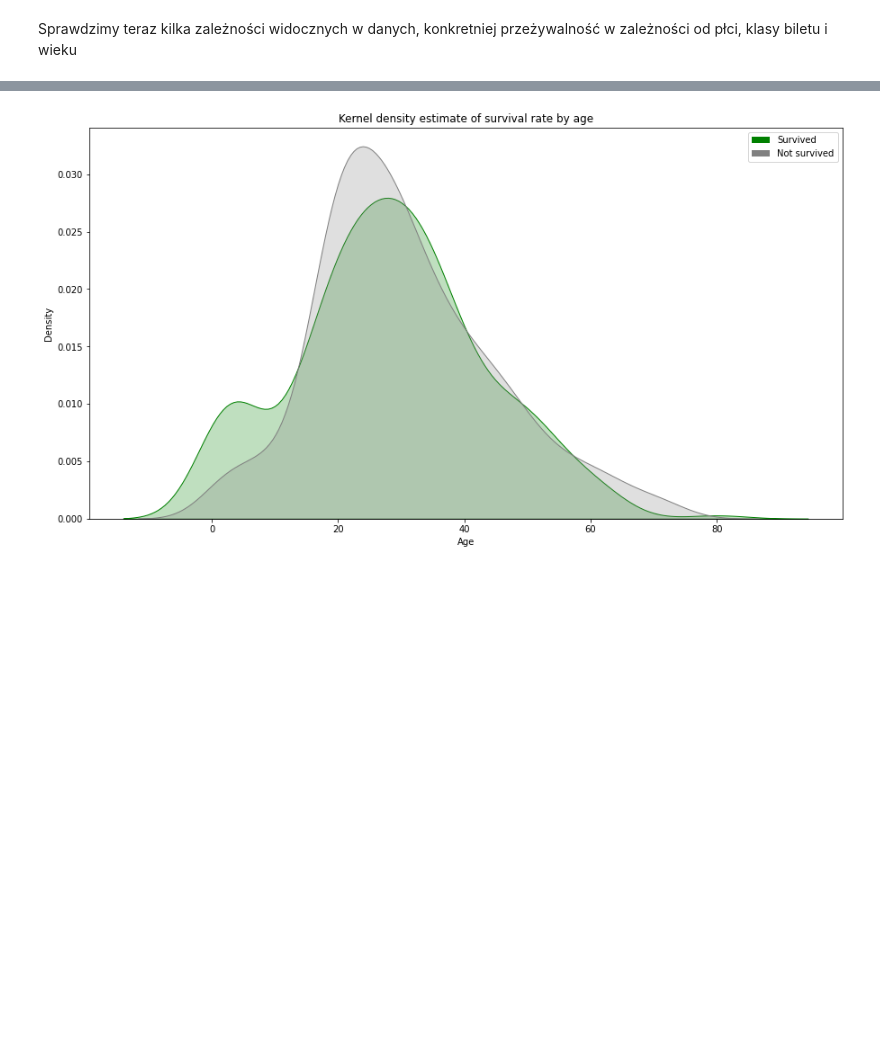
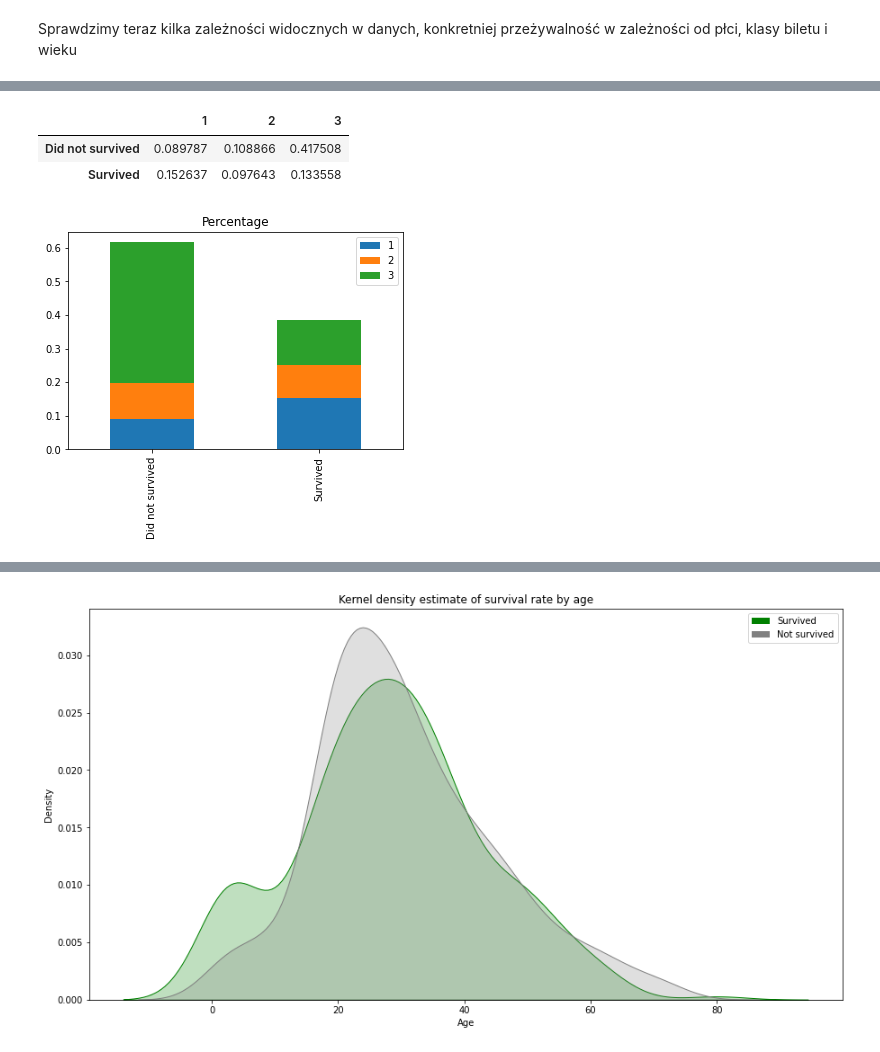
Before and after one commit to Physalium/PUMTitanic, a Jupyter notebook: titanicML.ipynb, the cells around one changed output, grey strips where cells are left out. Drawn from its saved outputs; the diff is of its cells as text; code cells hidden in the pictures; blank space fills up the shorter version.

```diff
--- a/titanicML.ipynb
+++ b/titanicML.ipynb
@@ -143,0 +157,7 @@ plot=sex_to_survival.plot.bar(figsize=(5, 5),x='Sex',y='Survived',rot=0,color=['
+# %%
+survival_stacked_bar("Pclass")
+# %% [output]
+|  | 1 | 2 | 3 |
+| Did not survived | 0.089787 | 0.108866 | 0.417508 |
+| Survived | 0.152637 | 0.097643 | 0.133558 |
+[figure, added]
```
Also changed, not shown: parts of 11 cells of this notebook.
